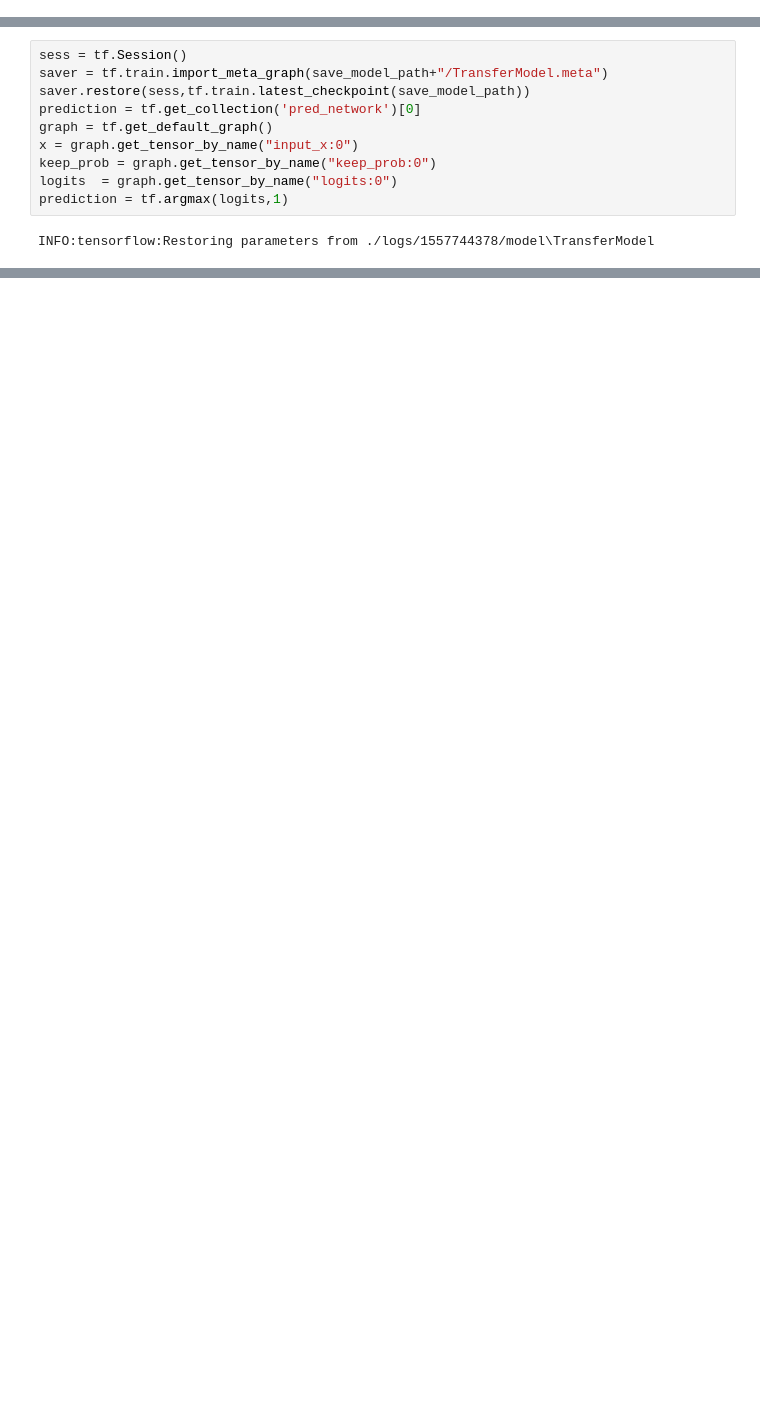
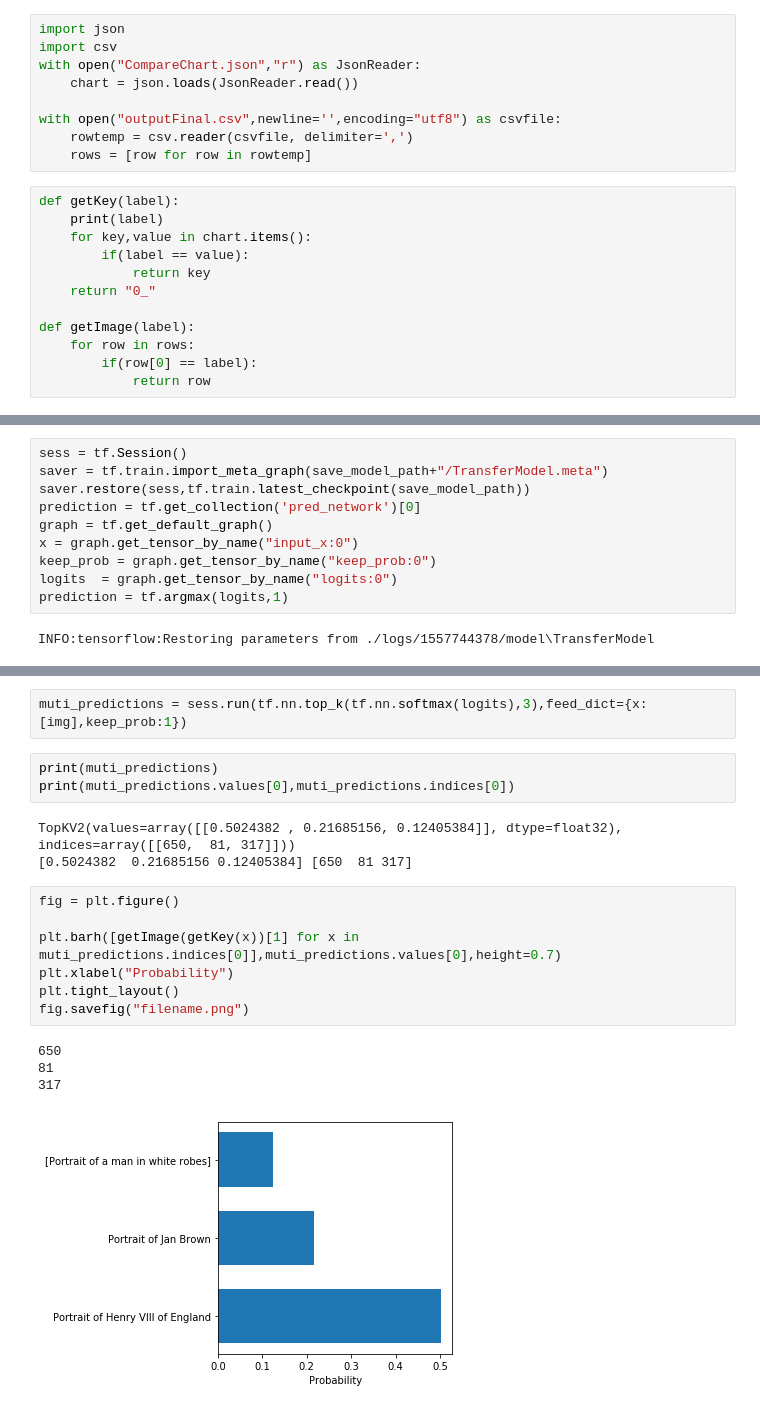
Before and after one commit to lufor129/2019_Spring_ML, a Jupyter notebook: test_data2.ipynb, the cells around one changed output, grey strips where cells are left out. Cells and saved outputs as stored; diff of their text form; blank space fills up the shorter version.

```diff
--- a/test_data2.ipynb
+++ b/test_data2.ipynb
@@ -3,6 +3,27 @@ import tensorflow as tf
 import cv2
 import matplotlib.pyplot as plt
 import numpy as np
+# %%
+import json
+import csv
+with open("CompareChart.json","r") as JsonReader:
+    chart = json.loads(JsonReader.read())
+
+with open("outputFinal.csv",newline='',encoding="utf8") as csvfile:
+    rowtemp = csv.reader(csvfile, delimiter=',')
+    rows = [row for row in rowtemp]
+# %%
+def getKey(label):
+    print(label)
+    for key,value in chart.items():
+        if(label == value):
+            return key
+    return "0_"
+
+def getImage(label):
+    for row in rows:
+        if(row[0] == label):
+            return row
 # %%
 save_model_path = './logs/1557744378/model'
 
@@ -32,0 +54,20 @@ print(label[0])
+# %%
+muti_predictions = sess.run(tf.nn.top_k(tf.nn.softmax(logits),3),feed_dict={x:[img],keep_prob:1})
+# %%
+print(muti_predictions)
+print(muti_predictions.values[0],muti_predictions.indices[0])
+# %% [output]
+TopKV2(values=array([[0.5024382 , 0.21685156, 0.12405384]], dtype=float32), indices=array([[650,  81, 317]]))
+[0.5024382  0.21685156 0.12405384] [650  81 317]
+# %%
+fig = plt.figure()
+
+plt.barh([getImage(getKey(x))[1] for x in muti_predictions.indices[0]],muti_predictions.values[0],height=0.7)
+plt.xlabel("Probability")
+plt.tight_layout()
+fig.savefig("filename.png")
+# %% [output]
+650
+81
+317
+[figure, added]
```
Also changed, not shown: parts of 2 cells of this notebook, 2 other files.
